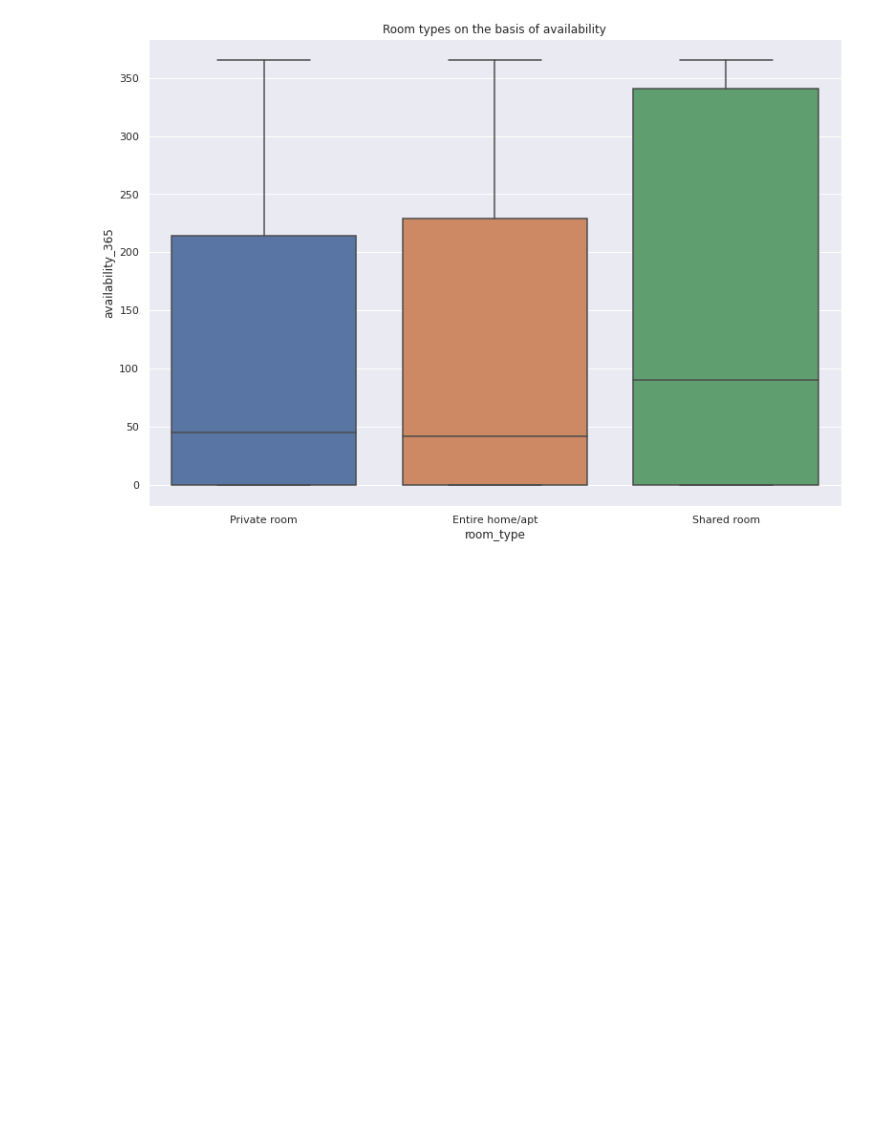
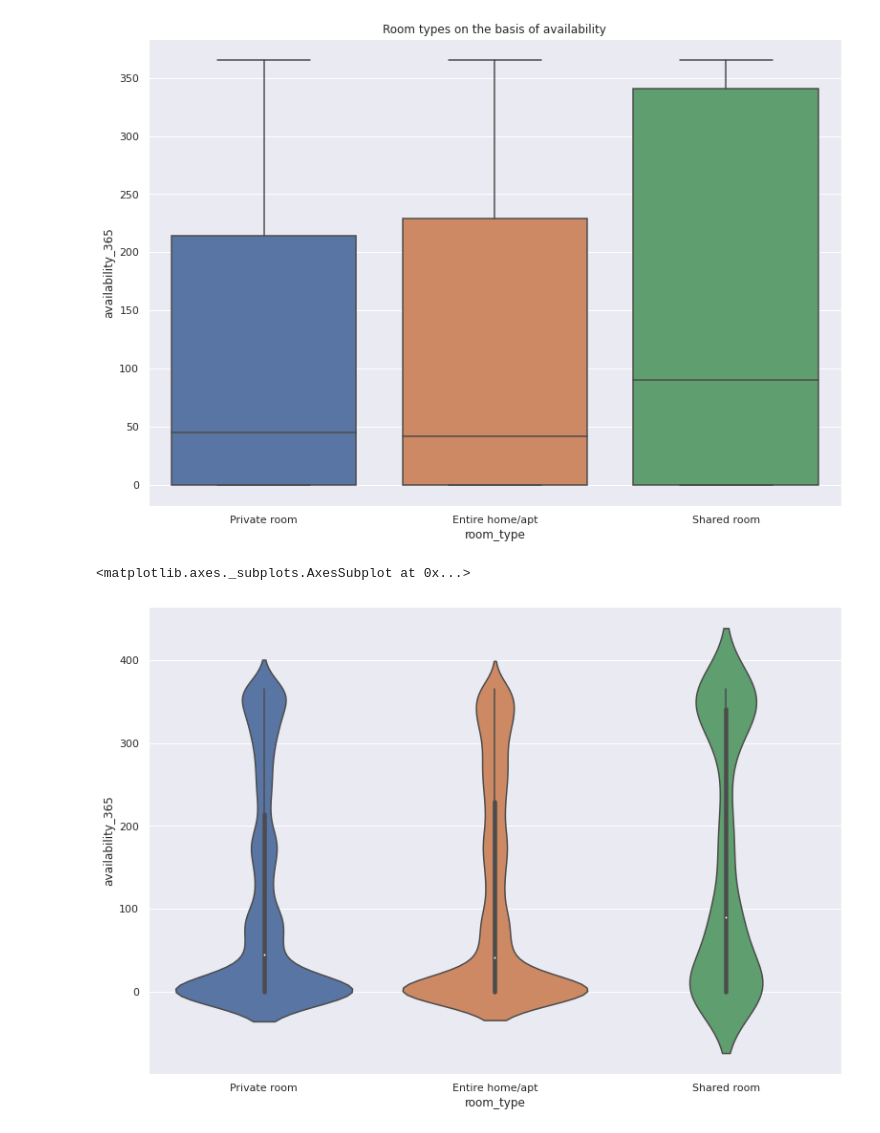
Before and after one commit to Rudrajit12/Airbnb-Bookings-Analysis, a Jupyter notebook: Airbnb_Bookings_Analysis_Capstone_Project.ipynb, the cells around one changed output. Cells and saved outputs as stored; diff of their text form; code cells hidden in the pictures; blank space fills up the shorter version.

```diff
--- a/Airbnb_Bookings_Analysis_Capstone_Project.ipynb
+++ b/Airbnb_Bookings_Analysis_Capstone_Project.ipynb
@@ -1080,6 +1141,13 @@ Entire home/apt    111.926241
 Private room       111.203638
 Name: availability_365, dtype: float64
 [figure]
+# %%
+# visualizing the availability of room types using a violin plot
+sns.violinplot(x='room_type', y='availability_365', data=bnb_df)
+plt.title('Room types on the basis of availability')
+# %% [output]
+<matplotlib.axes._subplots.AxesSubplot at 0x...>
+[figure, added]
 # %% [markdown]
 * As usual, shared rooms are the most available as very less number of customers prefer staying in shared rooms. People booking shared rooms must have different purpose of visiting the place other than a vacation.
 * The plot above even proves that Private rooms are the most preferred room type for any customer.
```
Also changed, not shown: parts of 24 cells of this notebook.
